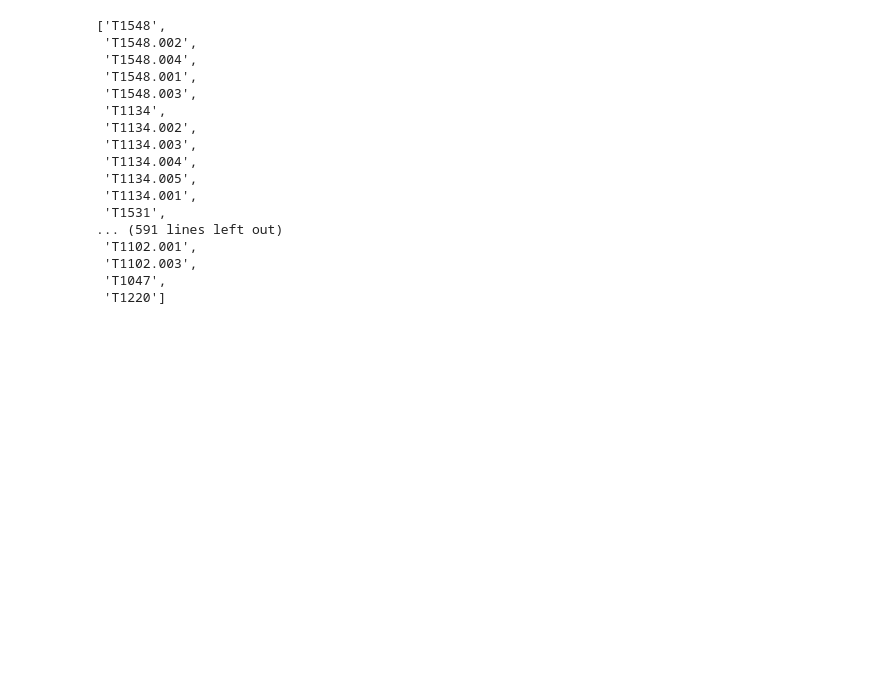
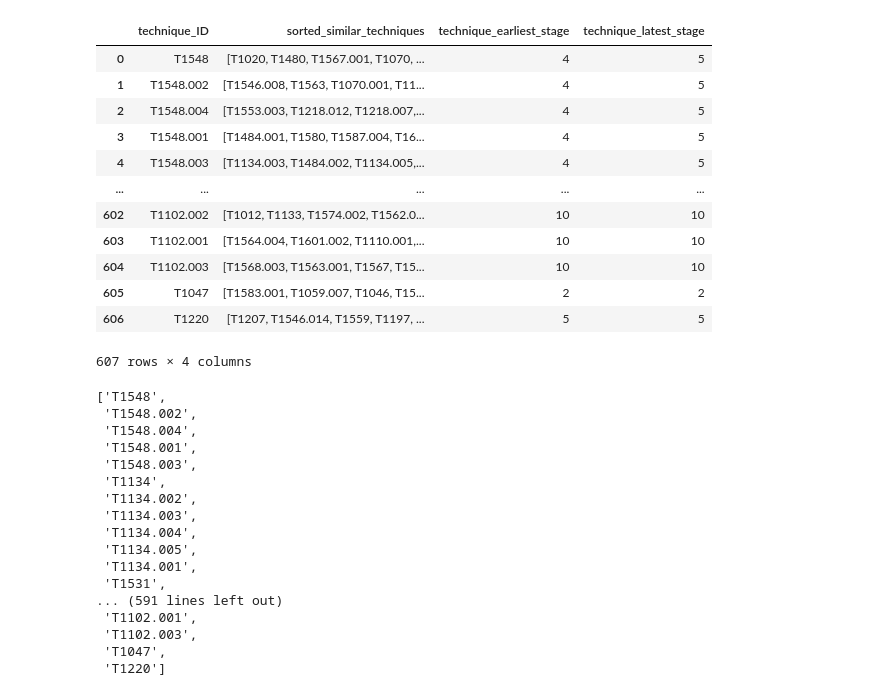
Before and after one commit to hcvu1050/hieuchivu-gt24-repo3, a Jupyter notebook: notebooks/unit_test_10_retrieval_ranking.ipynb, the cells around one changed output. Drawn from its saved outputs; the diff is of its cells as text; code cells hidden in the pictures; blank space fills up the shorter version.

```diff
--- a/notebooks/unit_test_10_retrieval_ranking.ipynb
+++ b/notebooks/unit_test_10_retrieval_ranking.ipynb
@@ -7,6 +7,22 @@ t_df = pd.read_pickle ('../data/processed/model1/processed_technnique_features.p
 g_df = pd.read_pickle ('../data/processed/model1/processed_group_features.pkl')
 tactics_order= pd.read_csv ('../data/raw/tactics_order.csv', index_col= 0)
 look_up_table = pd.read_pickle ('../data/lookup_tables/m06c_test1.pkl')
+# %%
+look_up_table
+# %% [output]
+|  | technique_ID | sorted_similar_techniques | technique_earliest_stage | technique_latest_stage |
+| 0 | T1548 | [T1020, T1480, T1567.001, T1070, ... | 4 | 5 |
+| 1 | T1548.002 | [T1546.008, T1563, T1070.001, T11... | 4 | 5 |
+| 2 | T1548.004 | [T1553.003, T1218.012, T1218.007,... | 4 | 5 |
+| 3 | T1548.001 | [T1484.001, T1580, T1587.004, T16... | 4 | 5 |
+| 4 | T1548.003 | [T1134.003, T1484.002, T1134.005,... | 4 | 5 |
+| ... | ... | ... | ... | ... |
+| 602 | T1102.002 | [T1012, T1133, T1574.002, T1562.0... | 10 | 10 |
+| 603 | T1102.001 | [T1564.004, T1601.002, T1110.001,... | 10 | 10 |
+| 604 | T1102.003 | [T1568.003, T1563.001, T1567, T15... | 10 | 10 |
+| 605 | T1047 | [T1583.001, T1059.007, T1046, T15... | 2 | 2 |
+| 606 | T1220 | [T1207, T1546.014, T1559, T1197, ... | 5 | 5 |
+607 rows × 4 columns
 # %%
 from src.models.model1.recommend import *
 # %%
```
Also changed, not shown: parts of 2 cells of this notebook, 9 other files.
